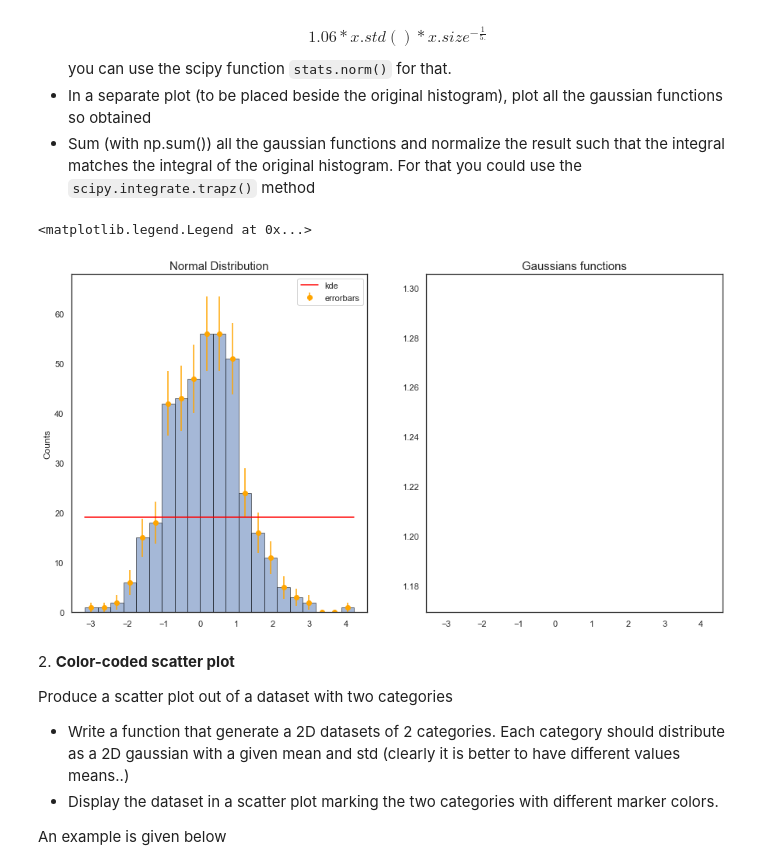
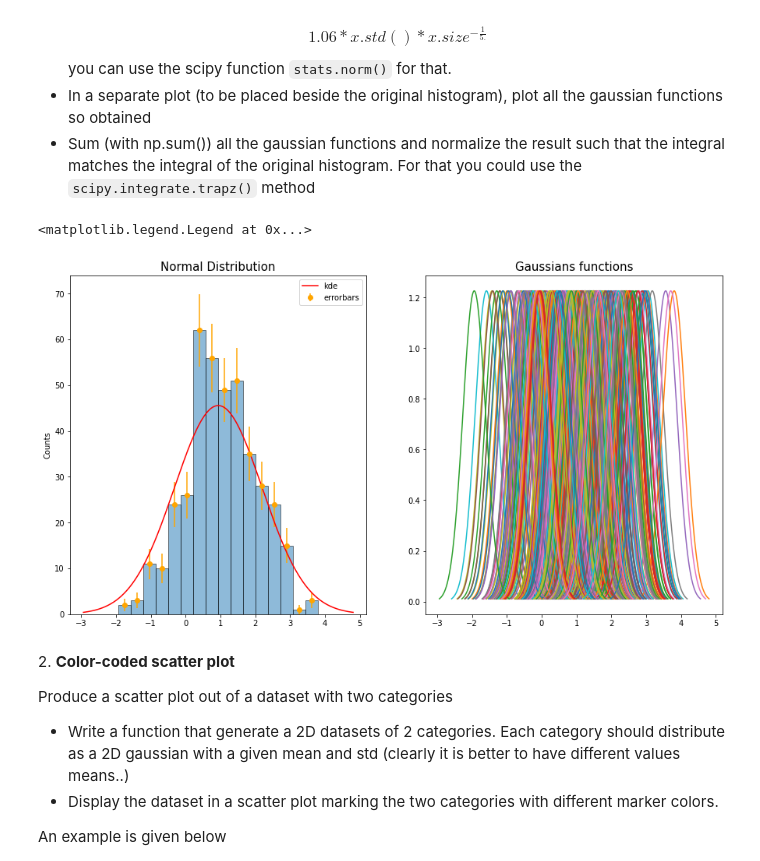
Before and after one commit to zoppellarielena/LaboratoryOfComputationalPhysics_Y4, a Jupyter notebook: 06ex_Visualization.ipynb, the cells around one changed output. Saved outputs shown, nothing was run; the diff lists cells and outputs as text; code cells hidden in the pictures.

```diff
--- a/06ex_Visualization.ipynb
+++ b/06ex_Visualization.ipynb
@@ -19,46 +19,46 @@ import matplotlib.pyplot as plt
 import numpy as np
 import numpy.random as npr
 from scipy import integrate
 from scipy.stats import norm
 import math
 
 #Creating the histogram
-N=400
-mean=0
+mean=1
 sigma=1
-x = npr.normal(mean, sigma, N)
+x = npr.normal(mean, sigma, 400)
 fig, (histo_plot, gauss_plot) = plt.subplots(nrows=1, ncols=2, figsize=(15, 8))
 histo, bins, g=histo_plot.hist(x=x, bins = 'auto', alpha=0.5, ec="black")
 bincenters = 0.5*(bins[1:]+bins[:-1])
 histo_plot.errorbar(bincenters, histo, yerr = histo**0.5, fmt="o", color="orange",ls="None",label="errorbars")
 maxfreq=histo.max()
 histo_plot.set_ylim(0,int(maxfreq + np.sqrt(maxfreq)+5))
 histo_plot.set_title('Normal Distribution', fontsize=15)
 histo_plot.set_ylabel('Counts')
 
 #Creating the plot with gaussians
-sigma1 = 1.06*x.std()*(x.size)**(-0.2)
-g=[]
+sigmag=1.06*x.std()*(x.size)**(-0.2)
+gauss_container=[]
 for i in x:
-    y=np.linspace(i-mean,i+mean, N)
-    gauss=norm.pdf(y,loc=i,scale=sigma1)
-    g.append(gauss)
-    gauss_plot.plot(y, gauss)
-gauss_arr=np.array(g)
+    y=np.linspace(i-mean,i+mean,400)
+    gauss=norm.pdf(y, loc=i, scale=sigmag)
+    gauss_plot.plot(y,gauss)
+    gauss_container.append(gauss)
+
+gauss_array=np.array(gauss_container)
 gauss_plot.set_title('Gaussians functions',fontsize=15)
 
 #creating kde
-somma = np.sum(gauss_arr,axis=0)
-space=np.linspace(x.min(),x.max(),N)
+somma = np.sum(gauss_array,axis=0)
+space=np.linspace(x.min()-mean,x.max()+mean,400)
 g_int = integrate.trapz(somma, space)
 isto = np.sum(np.diff(bins)*histo)
 kde = isto*somma/g_int
 
 histo_plot.plot(space,kde, color="red",label="kde")
 histo_plot.legend()
 # %% [output]
 <matplotlib.legend.Legend at 0x...>
-[figure, old version]
+[figure, new version]
 # %% [markdown]
 2\. **Color-coded scatter plot**
 
```
Also changed, not shown: parts of 1 cell of this notebook.
